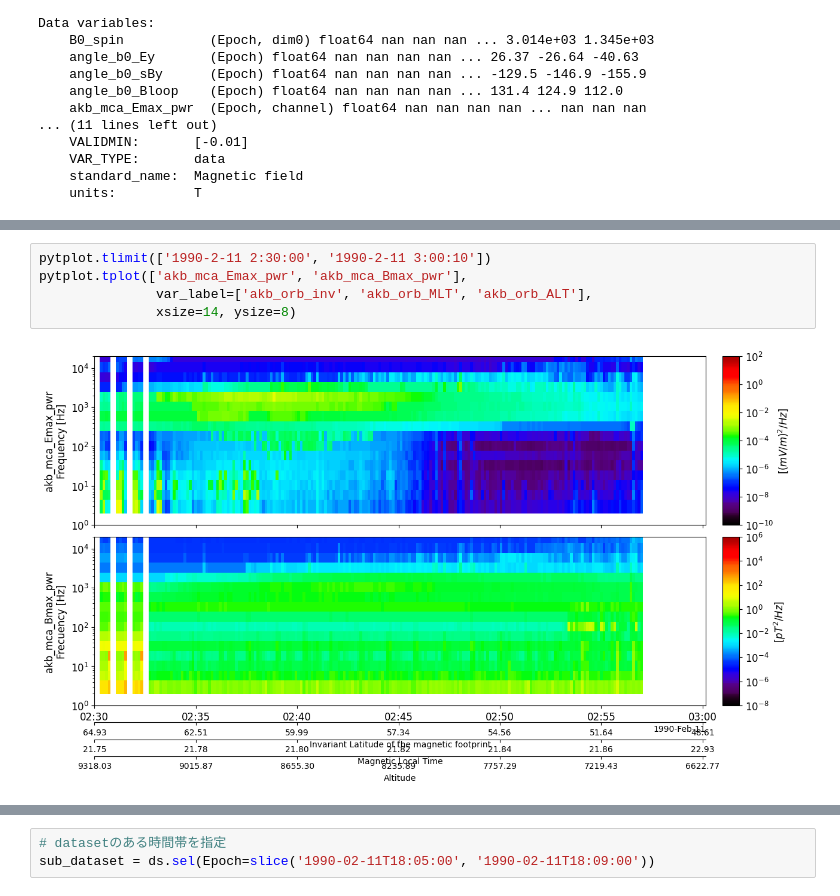
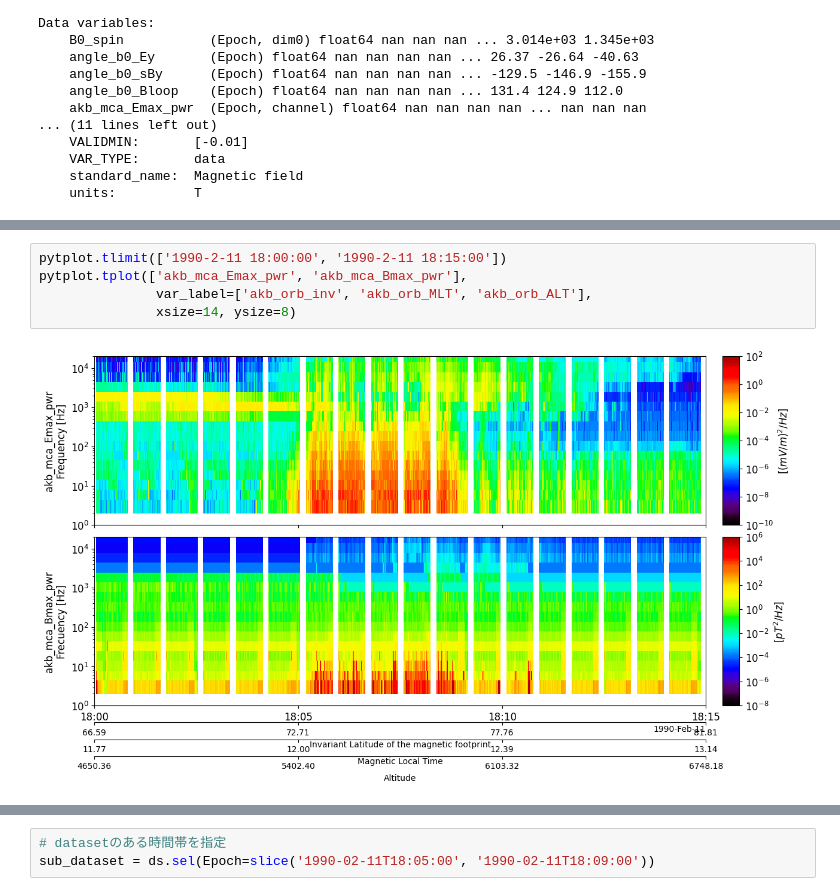
Before and after one commit to shuji-onosawa/akebono_analysis, a Jupyter notebook: src/ishigaya_extend.ipynb, the cells around one changed output, grey strips where cells are left out. Drawn from its saved outputs; the diff is of its cells as text.

Commit message:
add the part for orbit plot

```diff
--- a/src/ishigaya_extend.ipynb
+++ b/src/ishigaya_extend.ipynb
@@ -1002,10 +1035,10 @@ pytplot.tplot_names()
 # %%
-pytplot.tlimit(['1990-2-11 2:30:00', '1990-2-11 3:00:10'])
+pytplot.tlimit(['1990-2-11 18:00:00', '1990-2-11 18:15:00'])
 pytplot.tplot(['akb_mca_Emax_pwr', 'akb_mca_Bmax_pwr'],
                var_label=['akb_orb_inv', 'akb_orb_MLT', 'akb_orb_ALT'],
                xsize=14, ysize=8)
 # %% [output]
-[figure, old version]
+[figure, new version]
 # %%
 angle_b0_Ey = ds['angle_b0_Ey']
 akb_mca_Emax = ds['akb_mca_Emax_pwr']
```
Also changed, not shown: parts of 7 cells of this notebook.
